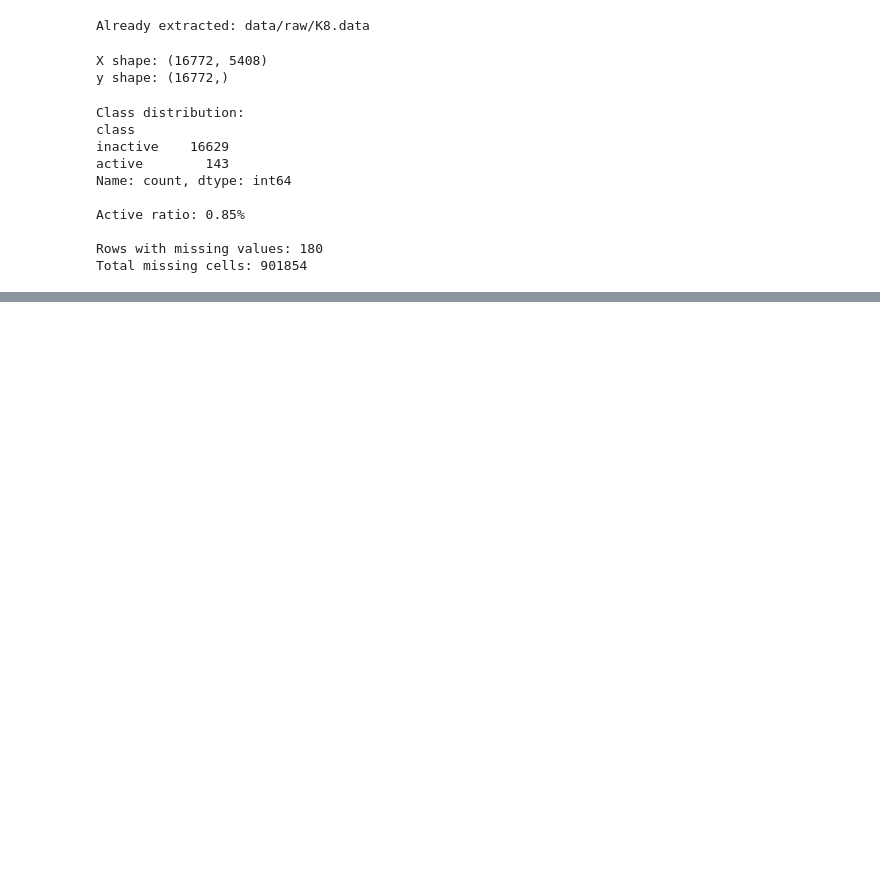
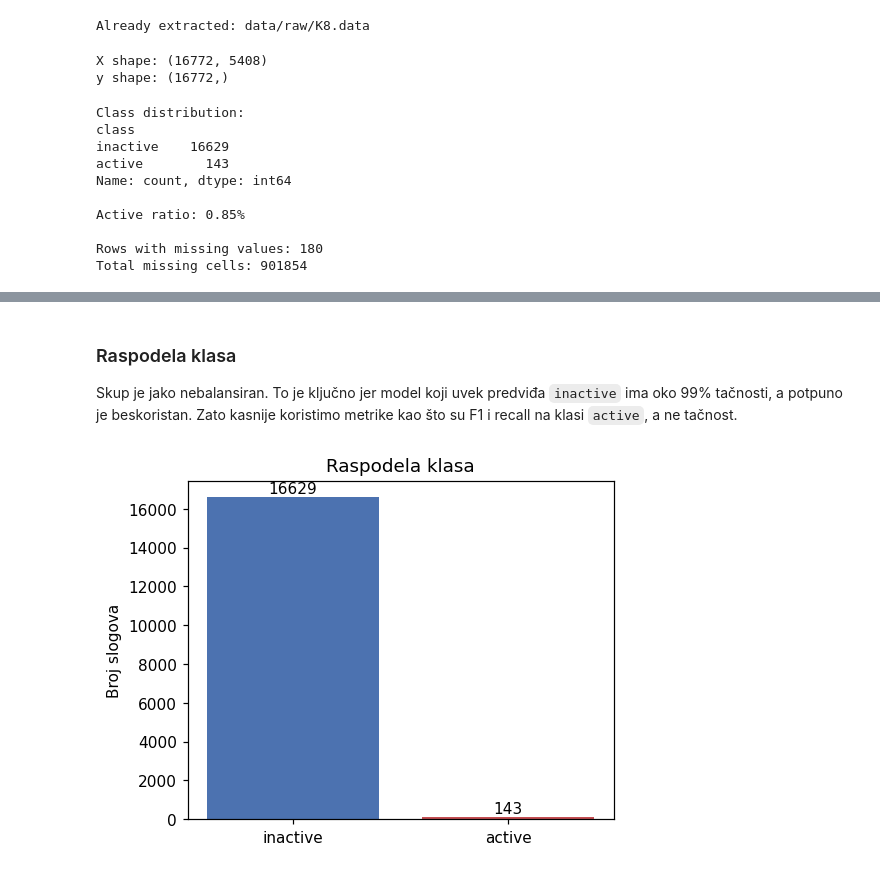
Before and after one commit to uroskovacevic02/p53-mutants, a Jupyter notebook: p53_classification.ipynb, the cells around one changed output, grey strips where cells are left out. Saved outputs shown, nothing was run; the diff lists cells and outputs as text; code cells hidden in the pictures; blank space fills up the shorter version.

Commit message:
EDA and visualization - PCA t-SNE

```diff
--- a/p53_classification.ipynb
+++ b/p53_classification.ipynb
@@ -67,0 +72,22 @@ Total missing cells: 901854
+# %%
+import matplotlib.pyplot as plt
+
+FIG_DIR = Path("figures")
+FIG_DIR.mkdir(exist_ok=True)
+plt.rcParams["figure.dpi"] = 110
+# %% [markdown]
+### Raspodela klasa
+
+Skup je jako nebalansiran. To je ključno jer model koji uvek predviđa `inactive` ima oko 99% tačnosti, a potpuno je beskoristan. Zato kasnije koristimo metrike kao što su F1 i recall na klasi `active`, a ne tačnost.
+# %%
+counts = y.value_counts()
+fig, ax = plt.subplots(figsize=(5, 4))
+ax.bar(counts.index, counts.values, color=["#4c72b0", "#c44e52"])
+for i, v in enumerate(counts.values):
+    ax.text(i, v, str(v), ha="center", va="bottom")
+ax.set_ylabel("Broj slogova")
+ax.set_title("Raspodela klasa")
+fig.savefig(FIG_DIR / "class_distribution.png", bbox_inches="tight")
+plt.show()
+# %% [output]
+[figure, added]
```
Also changed, not shown: parts of 10 cells of this notebook, 6 other files.
